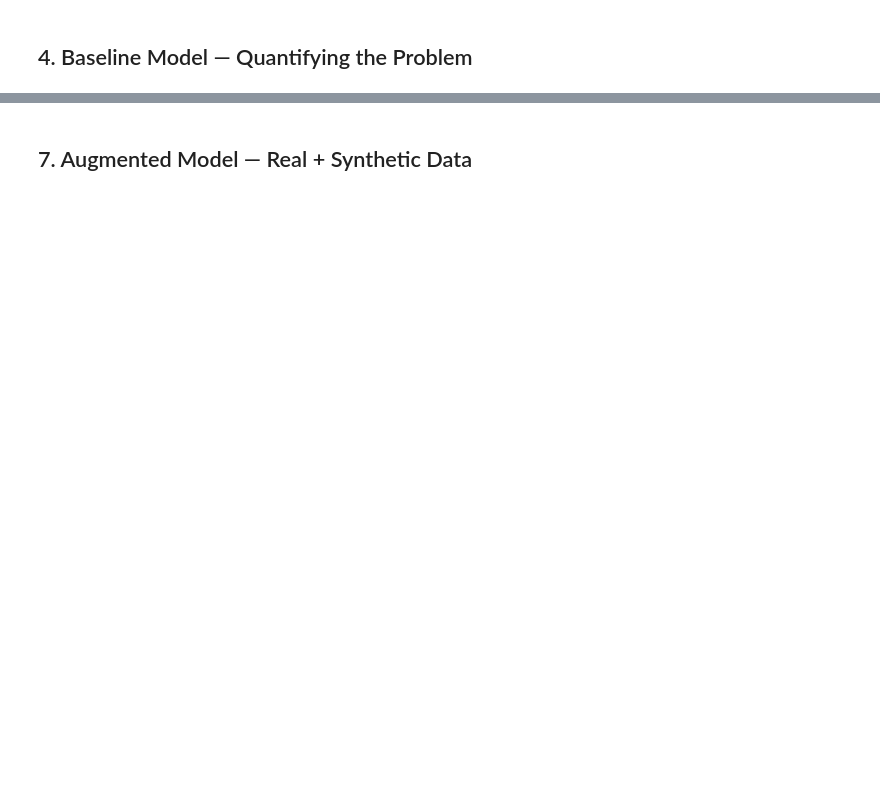
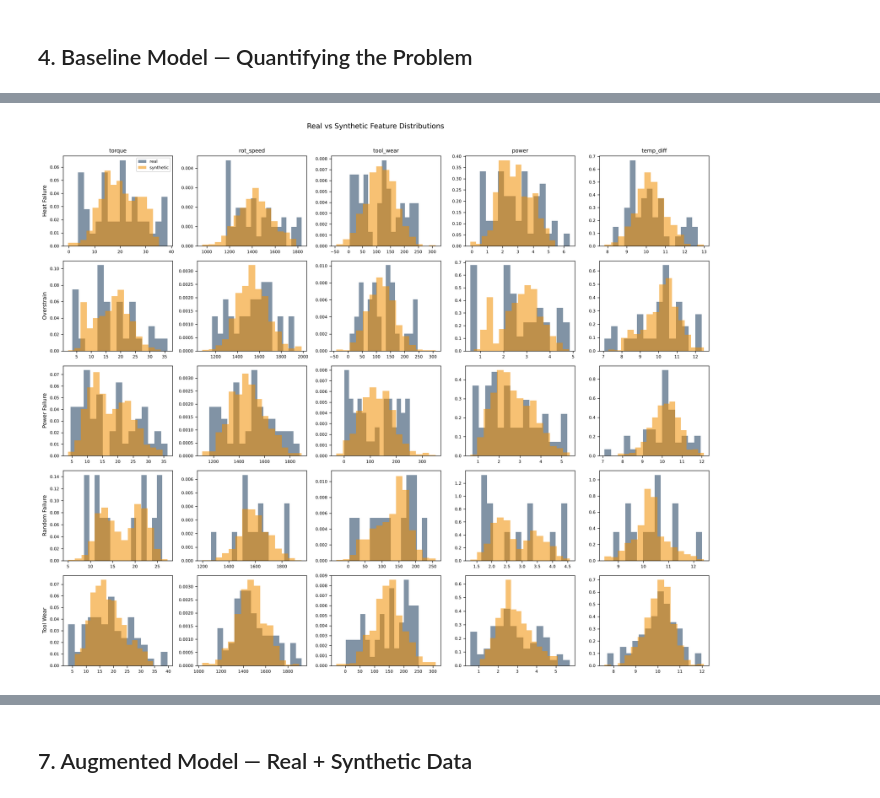
Before and after one commit to Nono-byte/Maitenance-Prediction-CTGAN, a Jupyter notebook: predictive_maintenance_ctgan.ipynb, the cells around one changed output, grey strips where cells are left out. Drawn from its saved outputs; the diff is of its cells as text; code cells hidden in the pictures; blank space fills up the shorter version.

```diff
--- a/predictive_maintenance_ctgan.ipynb
+++ b/predictive_maintenance_ctgan.ipynb
@@ -512,0 +715,25 @@ Image('fig_correlation.png')
+# %%
+# ── Visual: Real vs Synthetic distributions ────────────────────────────────
+fig, axes = plt.subplots(len(FAIL_CLASSES), len(eval_features),
+                          figsize=(3.2 * len(eval_features), 2.6 * len(FAIL_CLASSES)))
+for r, cls in enumerate(FAIL_CLASSES):
+    real_s = df_failures[df_failures['failure_type'] == cls]
+    syn_s  = df_synthetic[df_synthetic['failure_type'] == cls]
+    for c, feat in enumerate(eval_features):
+        ax = axes[r, c] if len(FAIL_CLASSES) > 1 else axes[c]
+        ax.hist(real_s[feat], bins=15, alpha=0.55, density=True, label='real', color='#1a3a5c')
+        if len(syn_s):
+            ax.hist(syn_s[feat], bins=15, alpha=0.55, density=True, label='synthetic', color='#f18f01')
+        if r == 0:
+            ax.set_title(feat, fontsize=9)
+        if c == 0:
+            ax.set_ylabel(cls, fontsize=9)
+        ax.tick_params(labelsize=7)
+        if r == 0 and c == 0:
+            ax.legend(fontsize=7)
+fig.suptitle('Real vs Synthetic Feature Distributions', y=1.01)
+plt.tight_layout()
+plt.savefig('fig_real_vs_synthetic.png', dpi=120, bbox_inches='tight')
+plt.show()
+# %% [output]
+[figure, added]
```
Also changed, not shown: parts of 26 cells of this notebook, 7 other files.
